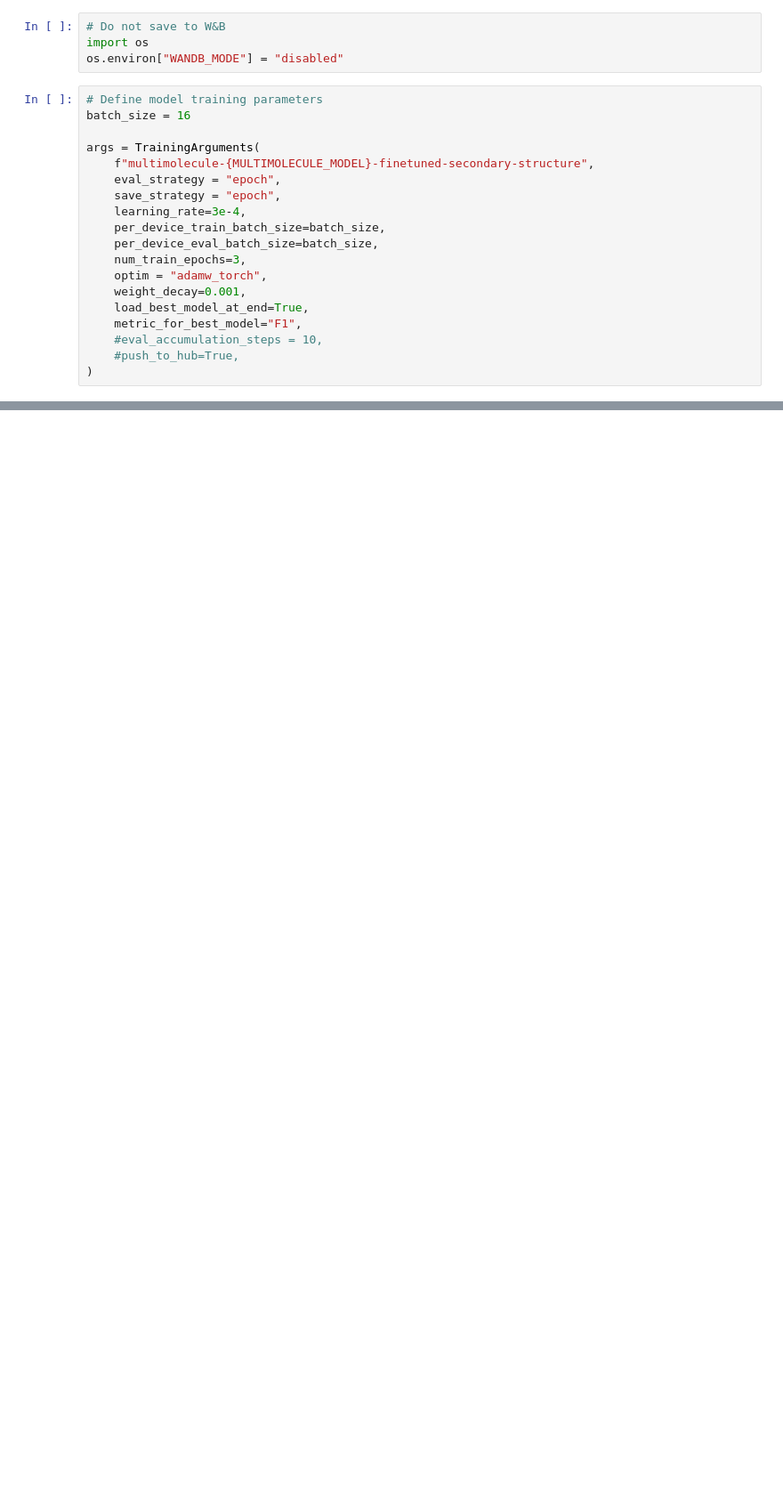
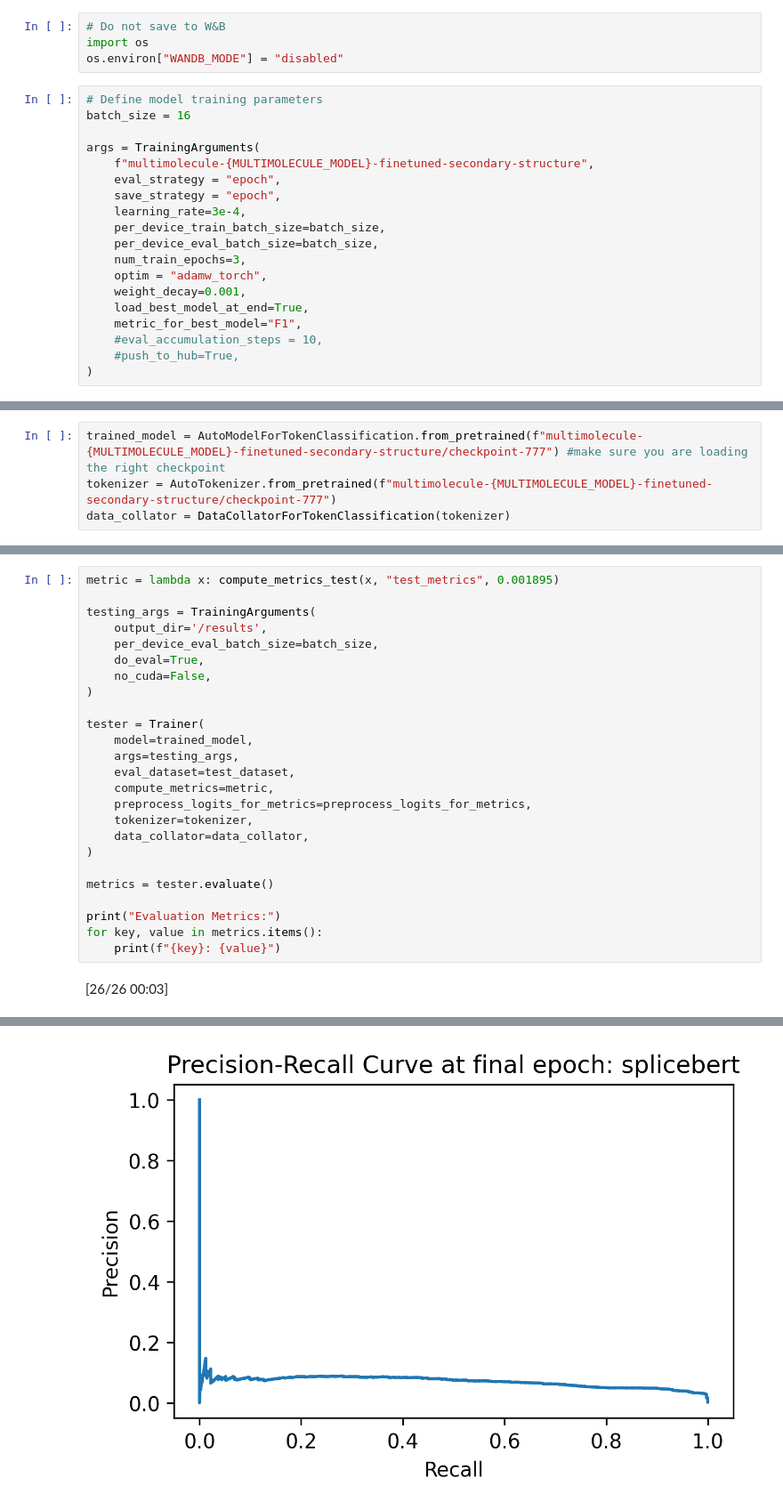
Before and after one commit to AliSaadatV/BP_LM, a Jupyter notebook: multimolecule_training.ipynb, the cells around one changed output, grey strips where cells are left out. Shown: that part at 89% size. Saved outputs shown, nothing was run; the diff lists cells and outputs as text; blank space fills up the shorter version.

Commit message:
Added more extensive evaluation

```diff
--- a/multimolecule_training.ipynb
+++ b/multimolecule_training.ipynb
@@ -331,0 +431,4 @@ val_df
+# %%
+trained_model = AutoModelForTokenClassification.from_pretrained(f"multimolecule-{MULTIMOLECULE_MODEL}-finetuned-secondary-structure/checkpoint-777") #make sure you are loading the right checkpoint
+tokenizer = AutoTokenizer.from_pretrained(f"multimolecule-{MULTIMOLECULE_MODEL}-finetuned-secondary-structure/checkpoint-777")
+data_collator = DataCollatorForTokenClassification(tokenizer)
@@ -331,0 +496,27 @@ val_df
+# %%
+metric = lambda x: compute_metrics_test(x, "test_metrics", 0.001895)
+
+testing_args = TrainingArguments(
+    output_dir='/results',
+    per_device_eval_batch_size=batch_size,
+    do_eval=True,
+    no_cuda=False,
+)
+
+tester = Trainer(
+    model=trained_model,
+    args=testing_args,
+    eval_dataset=test_dataset,
+    compute_metrics=metric,
+    preprocess_logits_for_metrics=preprocess_logits_for_metrics,
+    tokenizer=tokenizer,
+    data_collator=data_collator,
+)
+
+metrics = tester.evaluate()
+
+print("Evaluation Metrics:")
+for key, value in metrics.items():
+    print(f"{key}: {value}")
+# %% [output]
+[26/26 00:03]
@@ -331,0 +534 @@ val_df
+[figure, added]
```
Also changed, not shown: parts of 11 cells of this notebook.
